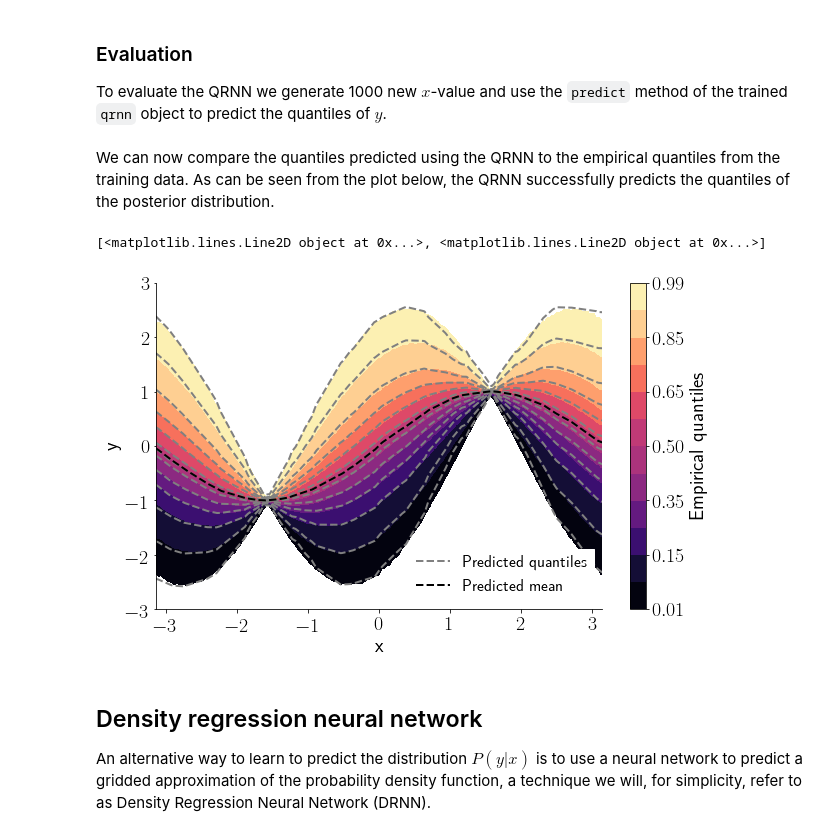
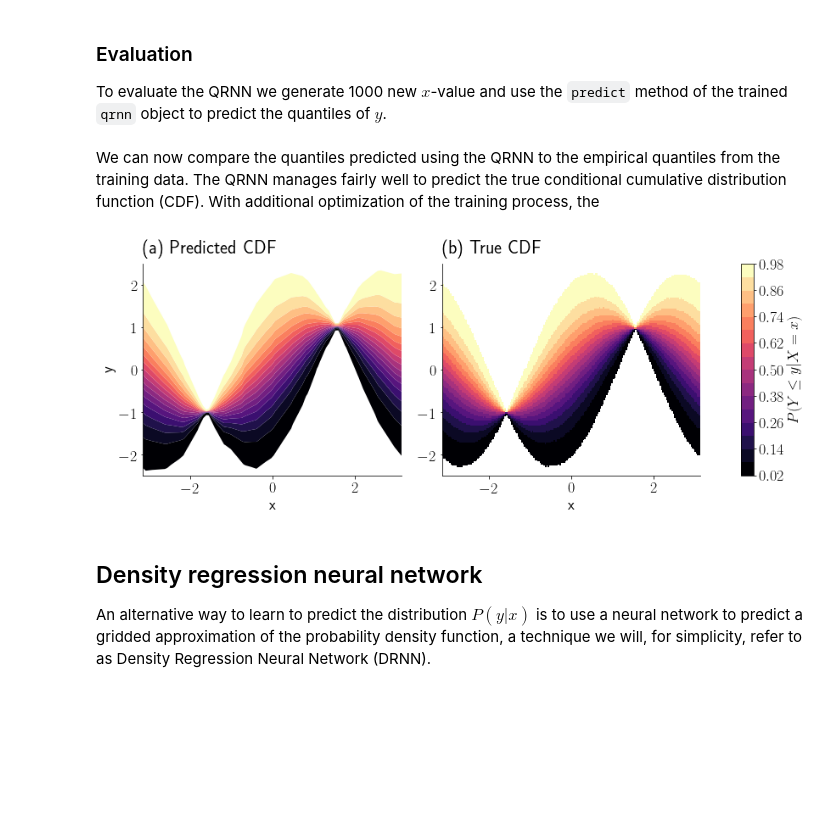
Before and after one commit to simonpf/quantnn, a Jupyter notebook: notebooks/simple_example.ipynb, the cells around one changed output. Drawn from its saved outputs; the diff is of its cells as text; code cells hidden in the pictures; blank space fills up the shorter version.

Commit message:
Added function to plot quantiles as filled contours.

```diff
--- a/notebooks/simple_example.ipynb
+++ b/notebooks/simple_example.ipynb
@@ -46,7 +51,7 @@ To do this all we need to do is to choose which quantiles to predict as well as
 > **Note:** quantnn will automatically choose the backend between Keras and PyTorch depending on which one is available on your system. You can specifically choose one over the other using the ``quantnn.qrnn.set_backend`` function.
 # %%
 import quantnn as q
-quantiles = [0.01, 0.05, 0.15, 0.25, 0.35, 0.45, 0.5, 0.55, 0.65, 0.75, 0.85, 0.95, 0.99]
+quantiles = np.linspace(0.01, 0.99, 99)
 
 layers = 4
 neurons = 128
@@ -104,13 +108,44 @@ y_val = simple.create_validation_data(x_val)
 y_pred = qrnn.predict(x_val.reshape(-1, 1))
 y_mean = q.posterior_mean(y_pred, qrnn.quantiles)
 # %% [markdown]
-We can now compare the quantiles predicted using the QRNN to the empirical quantiles from the training data. As can be seen from the plot below, the QRNN successfully predicts the quantiles of the posterior distribution.
+We can now compare the quantiles predicted using the QRNN to the empirical quantiles from the training data. The QRNN manages fairly well to predict the true conditional cumulative distribution function (CDF). With additional optimization of the training process, the
-# %%
-simple.plot_results(x, y, x_val, y_pred, y_mean, quantiles)
-plt.savefig("simple_results.pdf")
-# %% [output]
-[<matplotlib.lines.Line2D object at 0x...>, <matplotlib.lines.Line2D object at 0x...>]
-[figure, removed]
+# %%
+from quantnn.plotting import plot_quantiles
+from matplotlib.gridspec import GridSpec
+
+gs = GridSpec(1, 3, width_ratios=[1.0, 1.0, 0.05])
+f = plt.figure(figsize=(12, 5))
+
+# Calculate empirical CDF
+bins = np.linspace(-np.pi, np.pi, 201)
+counts, _, _ = np.histogram2d(y, x, bins=bins)
+norm = np.sum(counts * (bins[1:] - bins[:-1]), axis=0, keepdims=True)
+counts /= norm
+cdf = np.cumsum(counts * (bins[1:] - bins[:-1]), axis=0)
+
+# Plot QRNN quantiles
+ax = plt.subplot(gs[0, 0])
+m = plot_quantiles(ax, x_val, y_pred[:, 1::6], quantiles[1::6])
+ax.set_xlim([-np.pi, np.pi])
+ax.set_ylim([-2.5, 2.5])
+ax.set_xlabel("x")
+ax.set_ylabel("y")
+ax.set_title("(a) Predicted CDF", loc="left")
+ax.grid(False)
+
+# Plot true cdf
+ax = plt.subplot(gs[0, 1])
+ax.pcolormesh(bins, bins, cdf, cmap=m.cmap, norm=m.norm)
+ax.set_xlim([-np.pi, np.pi])
+ax.set_ylim([-2.5, 2.5])
+ax.set_xlabel("x")
+ax.set_title("(b) True CDF", loc="left")
+
+ax = plt.subplot(gs[0, 2])
+plt.colorbar(m, cax=ax, label="$P(Y \leq y | X=x)$")
+plt.tight_layout()
+# %% [output]
+[figure, added]
 # %% [markdown]
 ## Density regression neural network
 
```
Also changed, not shown: parts of 3 cells of this notebook, 2 other files.
